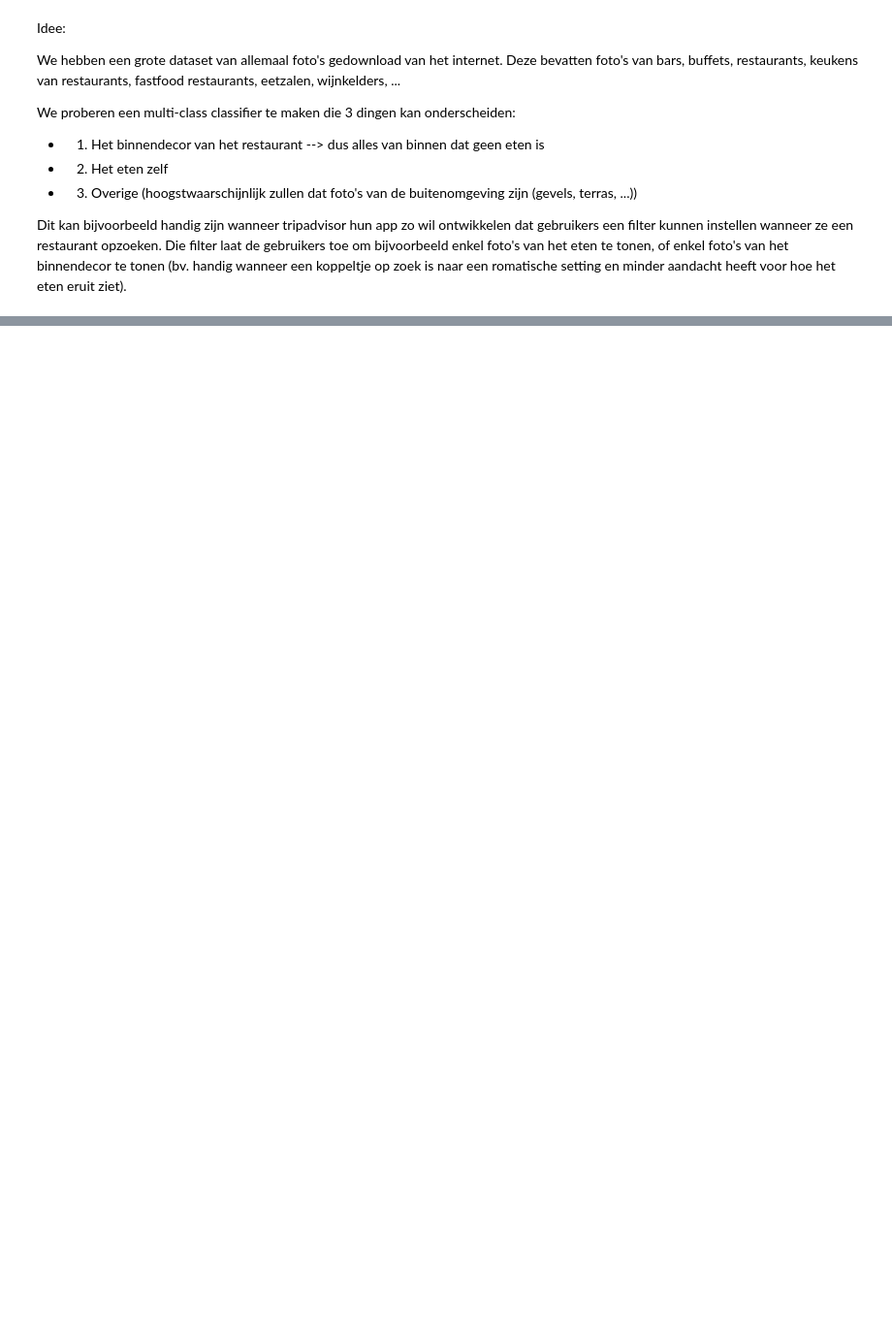
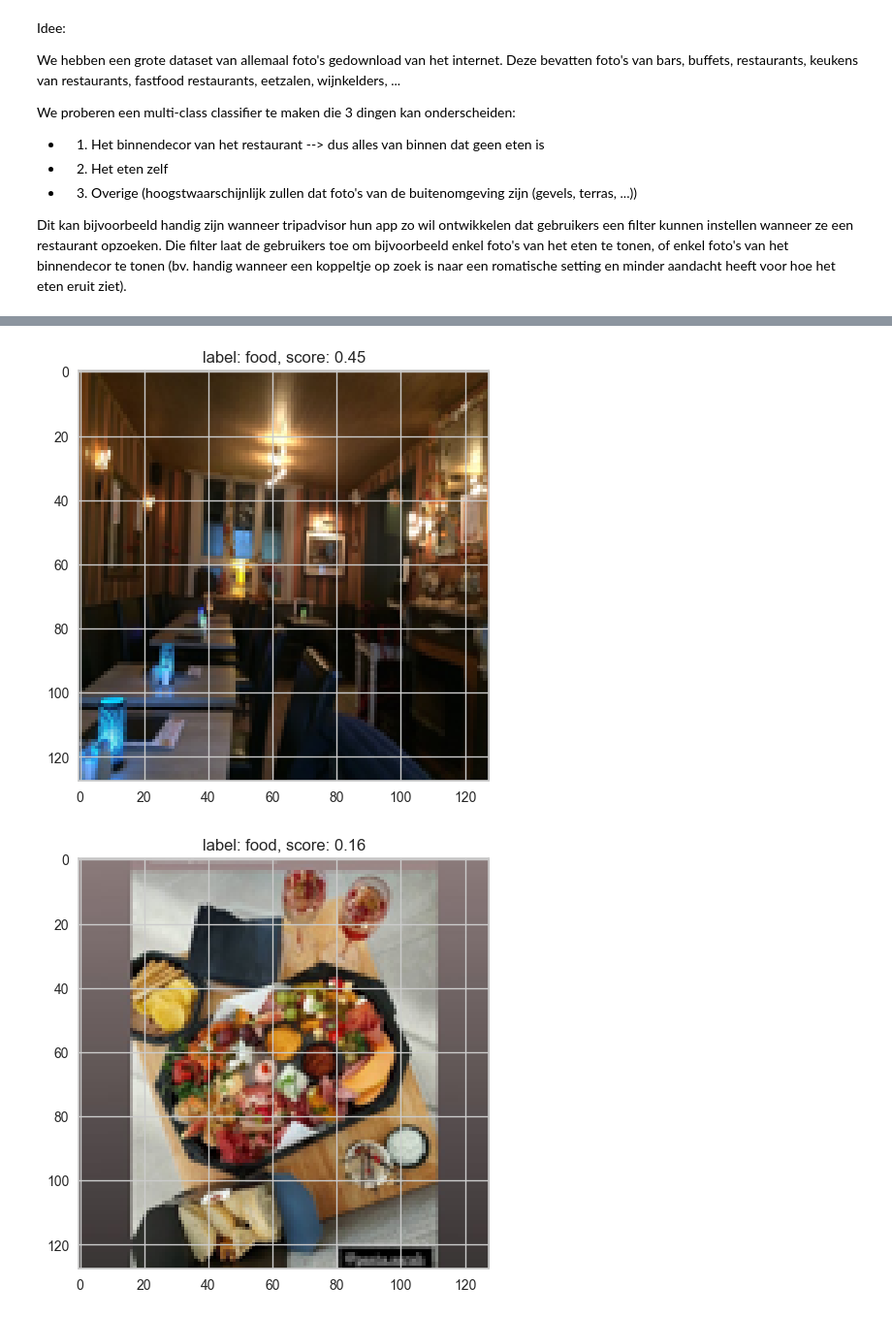
Before and after one commit to brabreda/Machine-learning, a Jupyter notebook: maxime.ipynb, the cells around one changed output, grey strips where cells are left out. Shown at 97% size. Drawn from its saved outputs; the diff is of its cells as text; code cells hidden in the pictures; blank space fills up the shorter version.

```diff
--- a/maxime.ipynb
+++ b/maxime.ipynb
@@ -152,0 +248,25 @@ df.head(20)
+# %%
+# Use the model to predict if img is food or interior and show the result
+y_pred = model.predict(images_tripadivsor_hogs)
+
+df_tripadvisor = pd.DataFrame(images_tripadivsor_hogs)
+df_tripadvisor.insert(0, "label", y_pred)
+
+# Add a column with the score of the prediction
+df_tripadvisor["score"] = model.predict_proba(df_tripadvisor.drop(columns=["label"]))[:,1]
+# %%
+# Get the average score of images that are predicted to be food
+average_score_food = df_tripadvisor[df_tripadvisor["label"] == "food"]["score"].mean()
+
+
+# Show 10 images that are labeled as "food"
+for i, row in df_tripadvisor[(df_tripadvisor["label"] == "food") & (df_tripadvisor["score"] > average_score_food)].head(10).iterrows():
+    if (images_tripadivsor[i].shape != (49152,)):
+        continue
+    img = images_tripadivsor[i].reshape((128,128,3))
+    plt.imshow(img)
+    plt.title(f"label: {row['label']}, score: {row['score']}")
+    plt.show()
+# %% [output]
+[figure, added]
+[figure, added]
```
Also changed, not shown: parts of 10 cells of this notebook.
